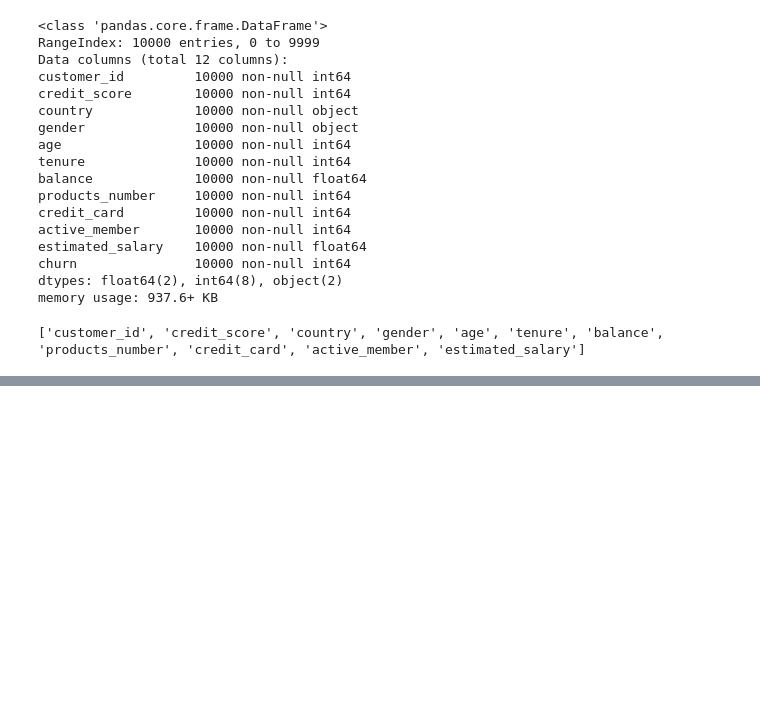
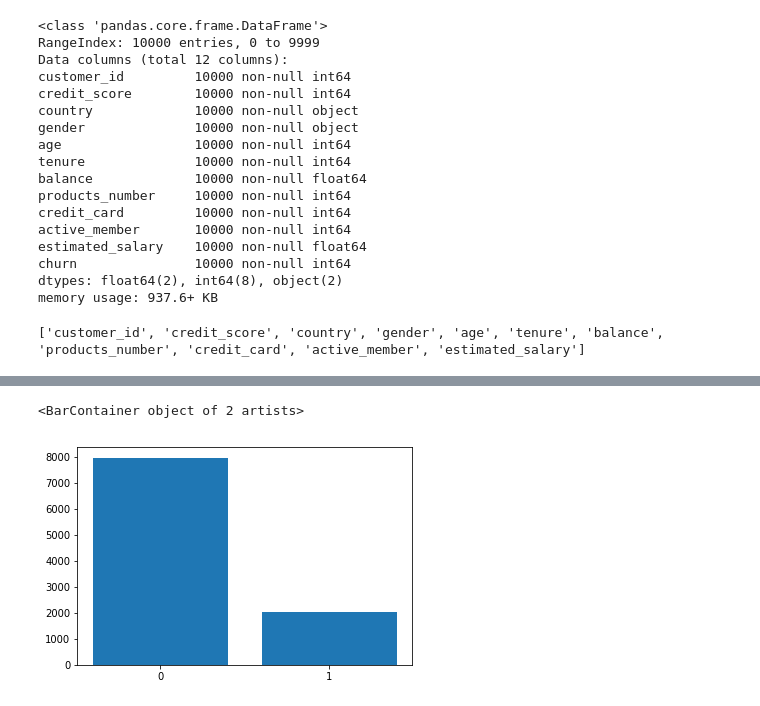
Before and after one commit to jhuangyahui/datamining, a Jupyter notebook: datamining-DecisionTree.ipynb, the cells around one changed output, grey strips where cells are left out. Drawn from its saved outputs; the diff is of its cells as text; code cells hidden in the pictures; blank space fills up the shorter version.

Commit message:
item_user

```diff
--- a/datamining-DecisionTree.ipynb
+++ b/datamining-DecisionTree.ipynb
@@ -62,3 +62,11 @@ plt.bar(x,y)
+# %%
+churn = user.groupby('churn').size()
+x=['0','1']
+y = [churn[0],churn[1]]
+plt.bar(x,y)
+# %% [output]
+<BarContainer object of 2 artists>
+[figure, added]
 # %%
 user['gender'].replace(['Female','Male'],[0,1],inplace= True)
 print(user['gender'])
```
Also changed, not shown: parts of 12 cells of this notebook, 10 other files.
